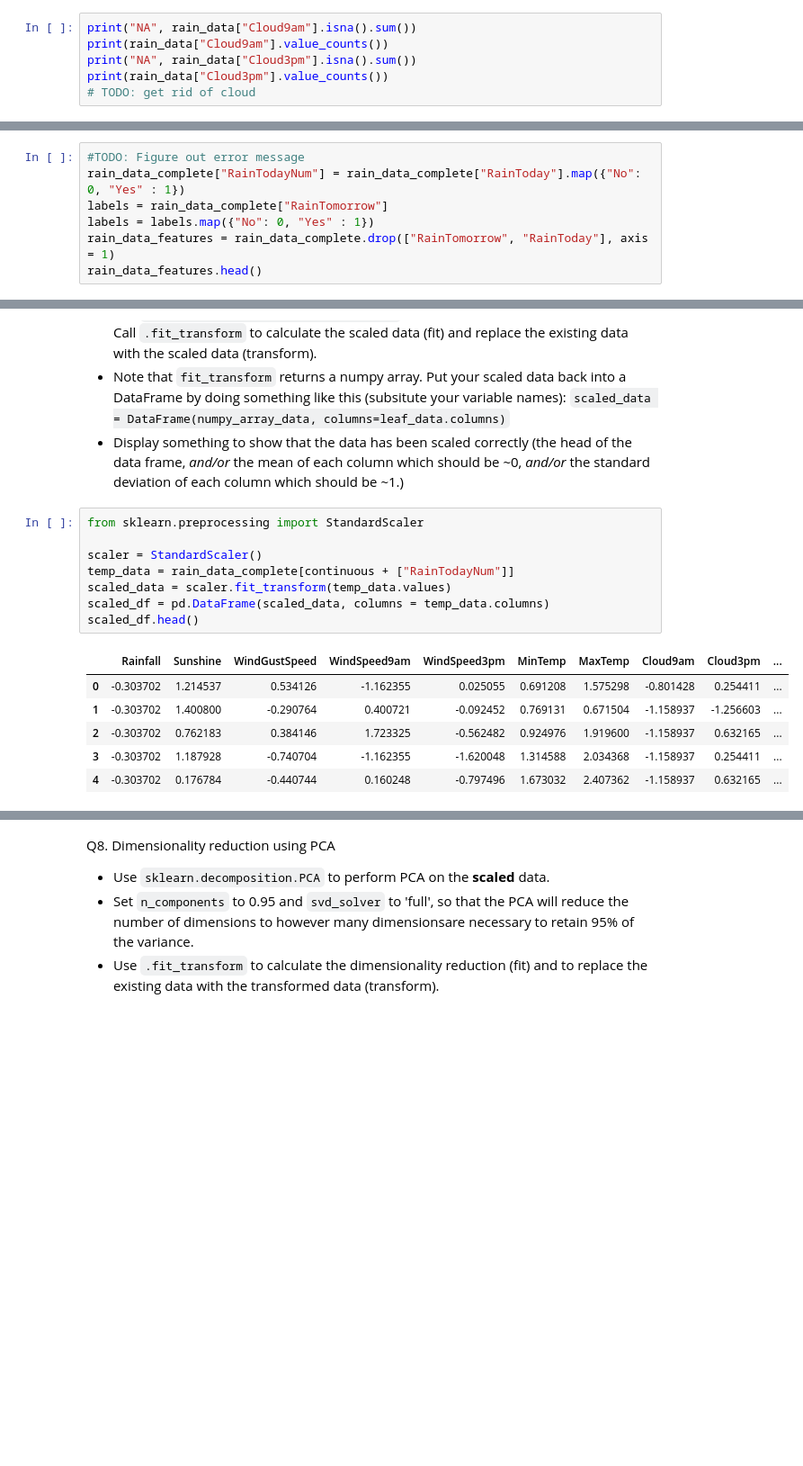
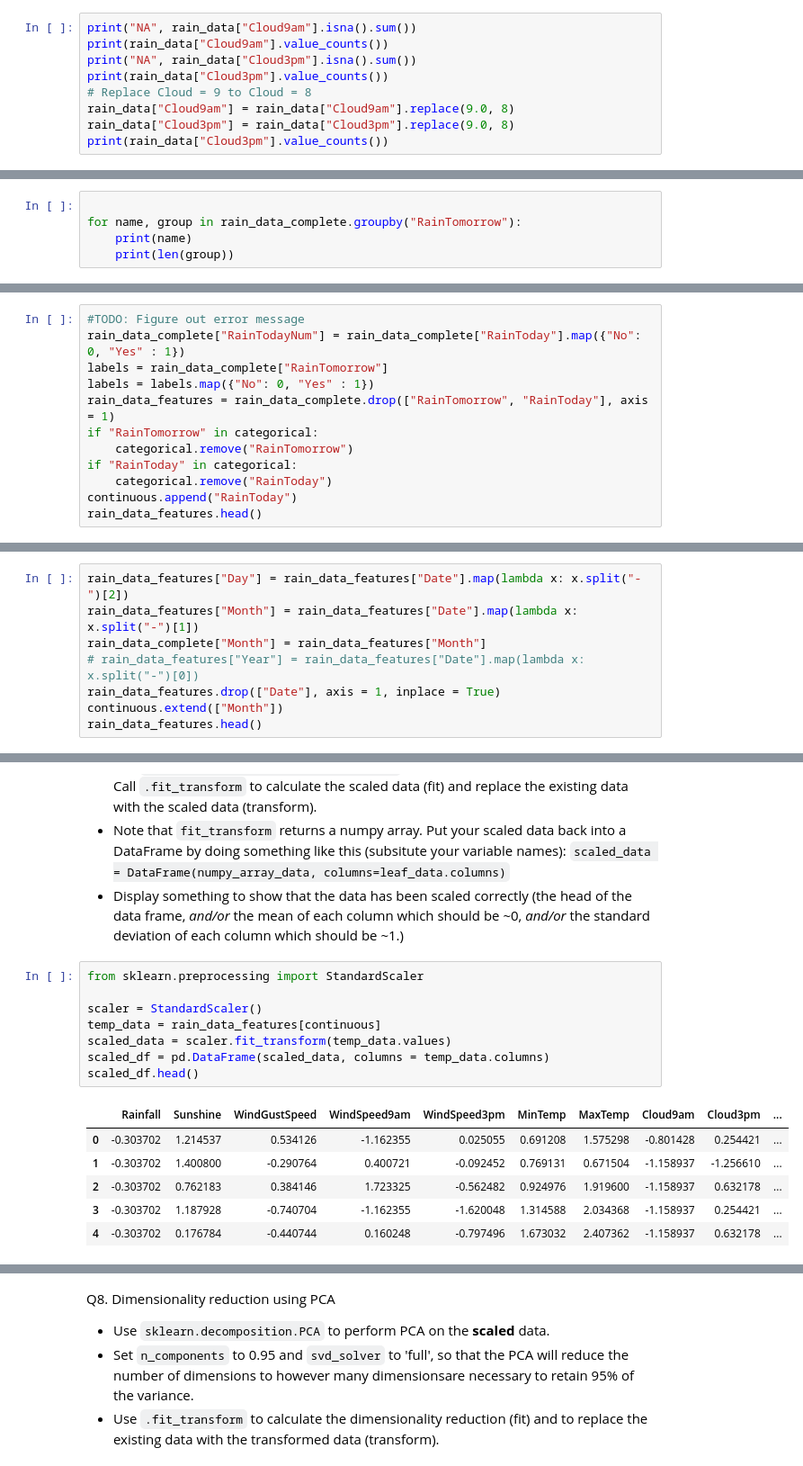
Before and after one commit to zile151/RainAUS, a Jupyter notebook: Data_Mining_Project.ipynb, the cells around one changed output, grey strips where cells are left out. Shown at 90% size. Drawn from its saved outputs; the diff is of its cells as text; blank space fills up the shorter version.

```diff
--- a/Data_Mining_Project.ipynb
+++ b/Data_Mining_Project.ipynb
@@ -66,7 +66,10 @@ print("NA", rain_data["Cloud9am"].isna().sum())
 print(rain_data["Cloud9am"].value_counts())
 print("NA", rain_data["Cloud3pm"].isna().sum())
 print(rain_data["Cloud3pm"].value_counts())
-# TODO: get rid of cloud
+# Replace Cloud = 9 to Cloud = 8
+rain_data["Cloud9am"] = rain_data["Cloud9am"].replace(9.0, 8)
+rain_data["Cloud3pm"] = rain_data["Cloud3pm"].replace(9.0, 8)
+print(rain_data["Cloud3pm"].value_counts())
 # %% [output]
 NA 55888
 7.0    19972
@@ -184,3 +190,8 @@ However, given that we have enough data and that imputation is likely not that a
 ## Feature Engineering
 
 Create a scatter plot between `Rainfall` and one of all the other features. Additionally, group each city into its own color. Place `Rainfall` on the Y axis.
+# %%
+
+for name, group in rain_data_complete.groupby("RainTomorrow"):
+    print(name)
+    print(len(group))
@@ -319,6 +335,11 @@ rain_data_complete["RainTodayNum"] = rain_data_complete["RainToday"].map({"No":
 labels = rain_data_complete["RainTomorrow"]
 labels = labels.map({"No": 0, "Yes" : 1})
 rain_data_features = rain_data_complete.drop(["RainTomorrow", "RainToday"], axis = 1)
+if "RainTomorrow" in categorical:
+    categorical.remove("RainTomorrow")
+if "RainToday" in categorical:
+    categorical.remove("RainToday")
+continuous.append("RainToday")
 rain_data_features.head()
 # %% [output]
 A value is trying to be set on a copy of a slice from a DataFrame.
@@ -335,3 +356,11 @@ See the caveats in the documentation: https://pandas.pydata.org/pandas-docs/stab
 5 rows × 22 columns
 # %%
 rain_data_features = rain_data_features.rename(columns={"RainTodayNum" : "RainToday"})
+# %%
+rain_data_features["Day"] = rain_data_features["Date"].map(lambda x: x.split("-")[2])
+rain_data_features["Month"] = rain_data_features["Date"].map(lambda x: x.split("-")[1])
+rain_data_complete["Month"] = rain_data_features["Month"]
+# rain_data_features["Year"] = rain_data_features["Date"].map(lambda x: x.split("-")[0])
+rain_data_features.drop(["Date"], axis = 1, inplace = True)
+continuous.extend(["Month"])
+rain_data_features.head()
@@ -344,18 +405,18 @@ rain_data_features = rain_data_features.rename(columns={"RainTodayNum" : "RainTo
 # %%
 from sklearn.preprocessing import StandardScaler
 
 scaler = StandardScaler()
-temp_data = rain_data_complete[continuous + ["RainTodayNum"]]
+temp_data = rain_data_features[continuous]
 scaled_data = scaler.fit_transform(temp_data.values)
 scaled_df = pd.DataFrame(scaled_data, columns = temp_data.columns)
 scaled_df.head()
 # %% [output]
 |  | Rainfall | Sunshine | WindGustSpeed | WindSpeed9am | WindSpeed3pm | MinTemp | MaxTemp | Cloud9am | Cloud3pm | ... |
-| 0 | -0.303702 | 1.214537 | 0.534126 | -1.162355 | 0.025055 | 0.691208 | 1.575298 | -0.801428 | 0.254411 | ... |
-| 1 | -0.303702 | 1.400800 | -0.290764 | 0.400721 | -0.092452 | 0.769131 | 0.671504 | -1.158937 | -1.256603 | ... |
-| 2 | -0.303702 | 0.762183 | 0.384146 | 1.723325 | -0.562482 | 0.924976 | 1.919600 | -1.158937 | 0.632165 | ... |
-| 3 | -0.303702 | 1.187928 | -0.740704 | -1.162355 | -1.620048 | 1.314588 | 2.034368 | -1.158937 | 0.254411 | ... |
-| 4 | -0.303702 | 0.176784 | -0.440744 | 0.160248 | -0.797496 | 1.673032 | 2.407362 | -1.158937 | 0.632165 | ... |
+| 0 | -0.303702 | 1.214537 | 0.534126 | -1.162355 | 0.025055 | 0.691208 | 1.575298 | -0.801428 | 0.254421 | ... |
+| 1 | -0.303702 | 1.400800 | -0.290764 | 0.400721 | -0.092452 | 0.769131 | 0.671504 | -1.158937 | -1.256610 | ... |
+| 2 | -0.303702 | 0.762183 | 0.384146 | 1.723325 | -0.562482 | 0.924976 | 1.919600 | -1.158937 | 0.632178 | ... |
+| 3 | -0.303702 | 1.187928 | -0.740704 | -1.162355 | -1.620048 | 1.314588 | 2.034368 | -1.158937 | 0.254421 | ... |
+| 4 | -0.303702 | 0.176784 | -0.440744 | 0.160248 | -0.797496 | 1.673032 | 2.407362 | -1.158937 | 0.632178 | ... |
 # %%
 scaled_df.describe()
 # %% [output]
```
Also changed, not shown: parts of 33 cells of this notebook.
